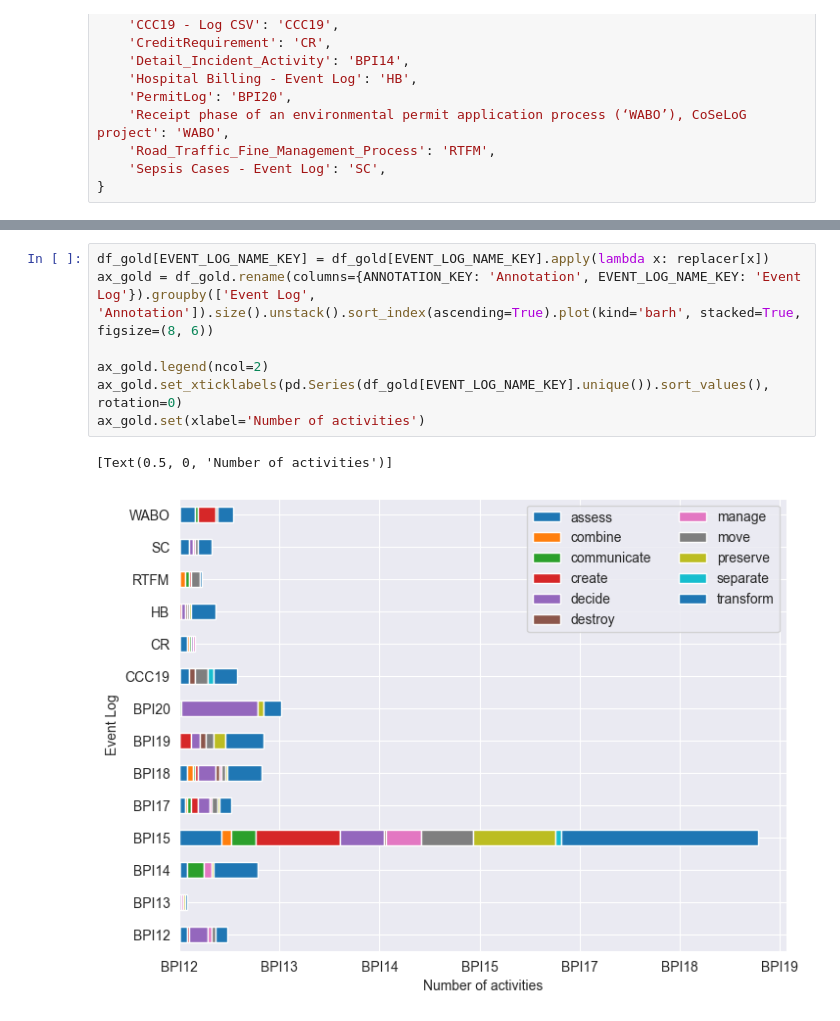
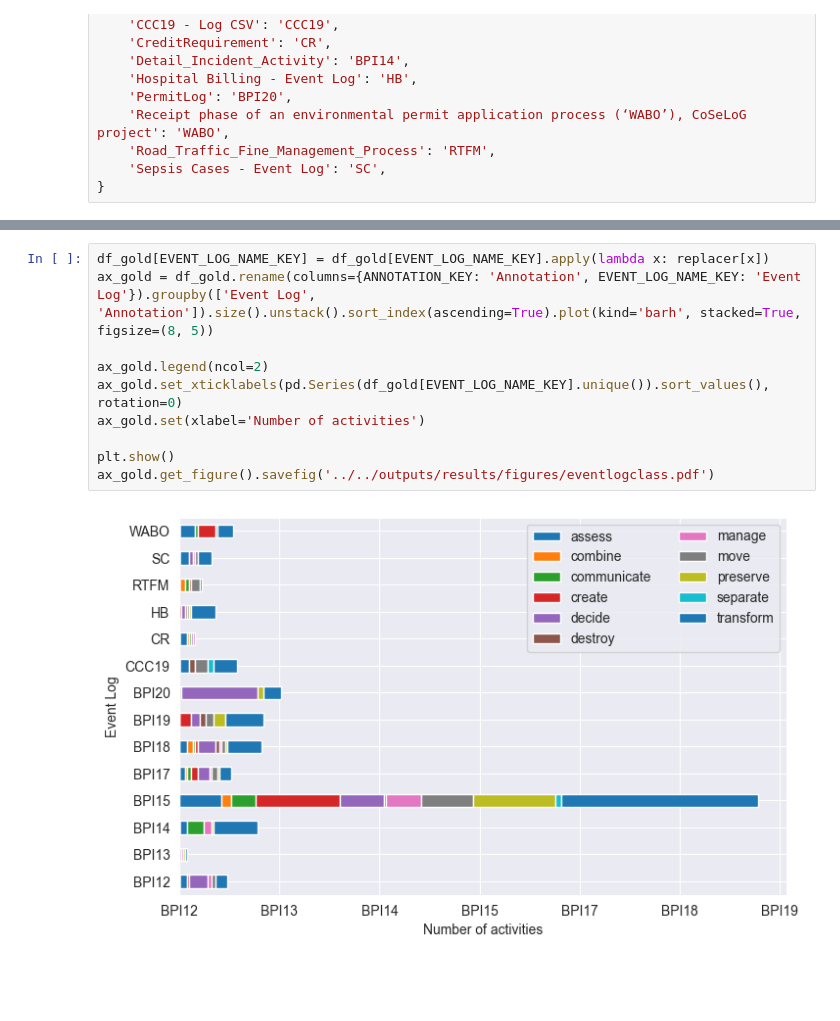
Before and after one commit to sailera/activity-role-classification, a Jupyter notebook: src/classification/inspection.ipynb, the cells around one changed output, grey strips where cells are left out. Saved outputs shown, nothing was run; the diff lists cells and outputs as text; blank space fills up the shorter version.

```diff
--- a/src/classification/inspection.ipynb
+++ b/src/classification/inspection.ipynb
@@ -90,11 +91,13 @@ plt.show()
 [figure]
 # %%
 df_gold[EVENT_LOG_NAME_KEY] = df_gold[EVENT_LOG_NAME_KEY].apply(lambda x: replacer[x])
-ax_gold = df_gold.rename(columns={ANNOTATION_KEY: 'Annotation', EVENT_LOG_NAME_KEY: 'Event Log'}).groupby(['Event Log', 'Annotation']).size().unstack().sort_index(ascending=True).plot(kind='barh', stacked=True, figsize=(8, 6))
+ax_gold = df_gold.rename(columns={ANNOTATION_KEY: 'Annotation', EVENT_LOG_NAME_KEY: 'Event Log'}).groupby(['Event Log', 'Annotation']).size().unstack().sort_index(ascending=True).plot(kind='barh', stacked=True, figsize=(8, 5))
 
 ax_gold.legend(ncol=2)
 ax_gold.set_xticklabels(pd.Series(df_gold[EVENT_LOG_NAME_KEY].unique()).sort_values(), rotation=0)
 ax_gold.set(xlabel='Number of activities')
+
+plt.show()
+ax_gold.get_figure().savefig('../../outputs/results/figures/eventlogclass.pdf')
 # %% [output]
-[Text(0.5, 0, 'Number of activities')]
-[figure, old version]
+[figure, new version]
```
Also changed, not shown: parts of 2 cells of this notebook, 18 other files.
